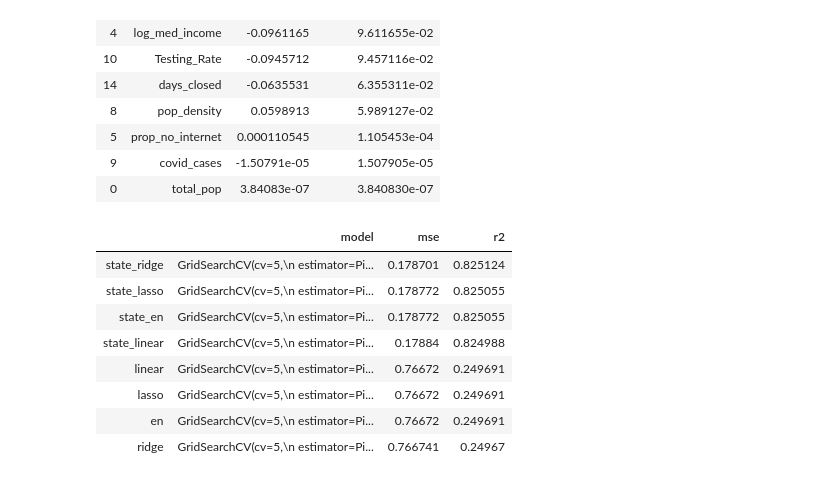
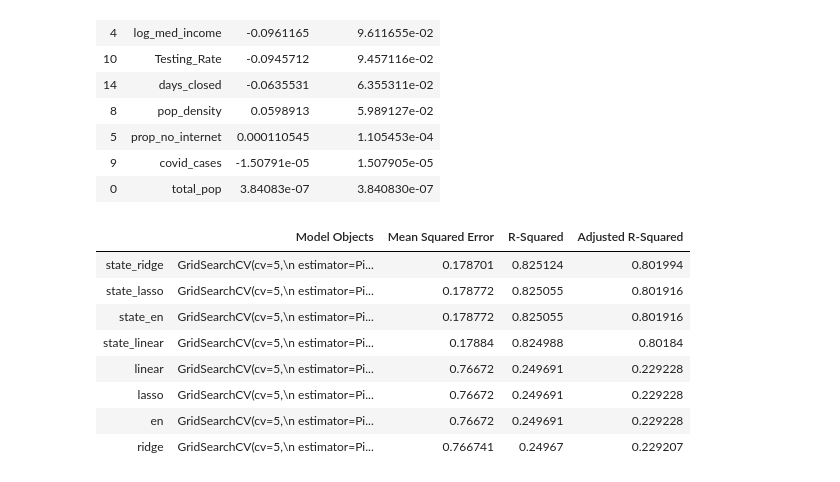
Before and after one commit to jrockower/ml-final-project, a Jupyter notebook: analysis.ipynb, the cells around one changed output. Saved outputs shown, nothing was run; the diff lists cells and outputs as text; code cells hidden in the pictures.

```diff
--- a/analysis.ipynb
+++ b/analysis.ipynb
@@ -721,13 +716,14 @@ Adjusted R-Squared: 0.22922779589193032
 # %%
 best = pd.DataFrame.from_dict(best_models).transpose()
-best.sort_values(by='r2',ascending=False)
+best.columns = ['Model Objects', 'Mean Squared Error', 'R-Squared', 'Adjusted R-Squared']
+best.sort_values(by='Adjusted R-Squared',ascending=False)
 # %% [output]
-|  | model | mse | r2 |
-| state_ridge | GridSearchCV(cv=5,\n estimator=Pi... | 0.178701 | 0.825124 |
-| state_lasso | GridSearchCV(cv=5,\n estimator=Pi... | 0.178772 | 0.825055 |
-| state_en | GridSearchCV(cv=5,\n estimator=Pi... | 0.178772 | 0.825055 |
-| state_linear | GridSearchCV(cv=5,\n estimator=Pi... | 0.17884 | 0.824988 |
-| linear | GridSearchCV(cv=5,\n estimator=Pi... | 0.76672 | 0.249691 |
-| lasso | GridSearchCV(cv=5,\n estimator=Pi... | 0.76672 | 0.249691 |
-| en | GridSearchCV(cv=5,\n estimator=Pi... | 0.76672 | 0.249691 |
-| ridge | GridSearchCV(cv=5,\n estimator=Pi... | 0.766741 | 0.24967 |
+|  | Model Objects | Mean Squared Error | R-Squared | Adjusted R-Squared |
+| state_ridge | GridSearchCV(cv=5,\n estimator=Pi... | 0.178701 | 0.825124 | 0.801994 |
+| state_lasso | GridSearchCV(cv=5,\n estimator=Pi... | 0.178772 | 0.825055 | 0.801916 |
+| state_en | GridSearchCV(cv=5,\n estimator=Pi... | 0.178772 | 0.825055 | 0.801916 |
+| state_linear | GridSearchCV(cv=5,\n estimator=Pi... | 0.17884 | 0.824988 | 0.80184 |
+| linear | GridSearchCV(cv=5,\n estimator=Pi... | 0.76672 | 0.249691 | 0.229228 |
+| lasso | GridSearchCV(cv=5,\n estimator=Pi... | 0.76672 | 0.249691 | 0.229228 |
+| en | GridSearchCV(cv=5,\n estimator=Pi... | 0.76672 | 0.249691 | 0.229228 |
+| ridge | GridSearchCV(cv=5,\n estimator=Pi... | 0.766741 | 0.24967 | 0.229207 |
```
Also changed, not shown: parts of 7 cells of this notebook.
